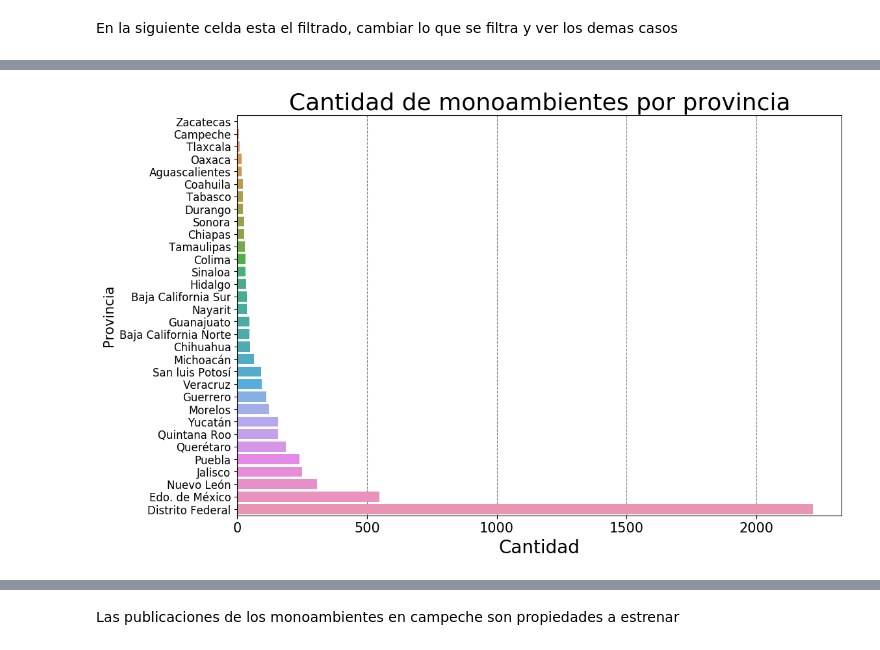
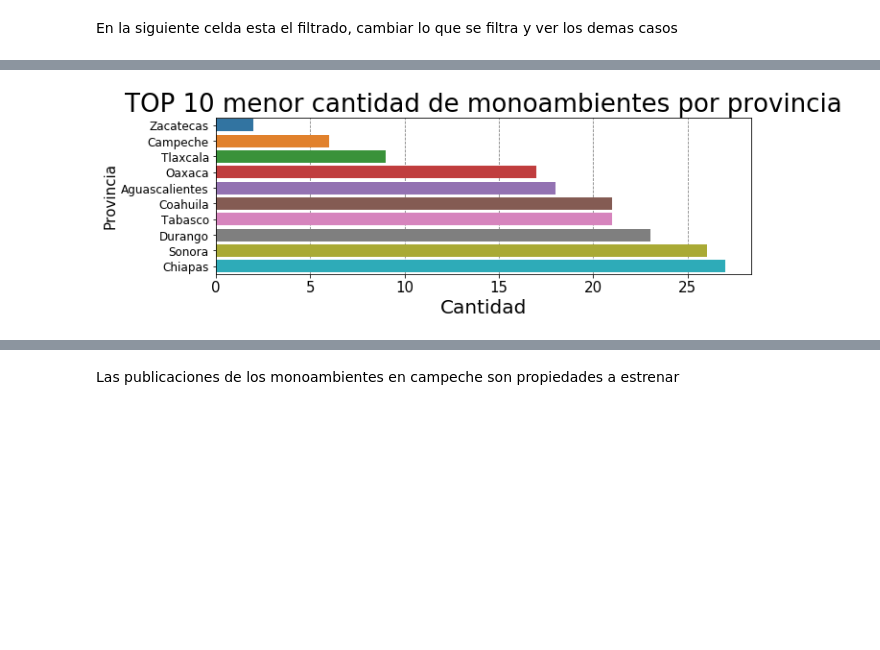
Before and after one commit to petermacgaul/orgaDatos-1, a Jupyter notebook: TP1/04-AnalisisMonoAmbientes.ipynb, the cells around one changed output, grey strips where cells are left out. Cells and saved outputs as stored; diff of their text form; code cells hidden in the pictures; blank space fills up the shorter version.

```diff
--- a/TP1/04-AnalisisMonoAmbientes.ipynb
+++ b/TP1/04-AnalisisMonoAmbientes.ipynb
@@ -11,7 +11,7 @@ from shapely.geometry import Point, Polygon
 
 
 plt.style.use('default')
-plt.rcParams['figure.figsize'] = [12.0,8.0]
+plt.rcParams['figure.figsize'] = [10.0,7.0]
 
 df = pd.read_csv('data/train.csv',dtype={'tipodepropiedad':'category','ciudad':'category','provincia':'category'})
 df['fecha'] = pd.to_datetime(df['fecha'])
@@ -30,9 +30,9 @@ def fix_state_names(state_name):
 # %%
 df['metrostotales'].fillna(df['metroscubiertos'], inplace=True)
 df['metroscubiertos'].fillna(df['metrostotales'], inplace=True)
+# %%
+df['preciom2usd'] = df['preciousd'] / df['metrostotales']
 # %% [markdown]
 En la siguiente celda esta el filtrado, cambiar lo que se filtra y ver los demas casos
 # %%
 mono = df[df["habitaciones"]==1]
-# %%
-mono['preciom2usd'] = mono['preciousd'] / mono['metrostotales']
@@ -62,16 +58,18 @@ ax.yaxis.grid(False)
 # %%
-plotear = mono.provincia.value_counts().sort_values()
+plotear = mono.provincia.value_counts().sort_values().head(10)
 # %%
+plt.figure(figsize=(10,3))
+
 ax = sns.barplot(y=plotear.index, x=plotear.values, order=plotear.index)
 ax.set_ylabel('Provincia', fontsize=15)
 ax.set_xlabel('Cantidad', fontsize=20)
 ax.tick_params(axis='y', labelsize=12)
 ax.tick_params(axis='x', labelsize=15)
 ax.yaxis.grid(False)
 ax.set_axisbelow(True)
-ax.set_title('Cantidad de monoambientes por provincia', fontsize=26);
+ax.set_title('TOP 10 menor cantidad de monoambientes por provincia', fontsize=26);
 ax.grid(linestyle='dashed', color='gray')
 ax.yaxis.grid(False)
 # %% [output]
-[figure, old version]
+[figure, new version]
 # %%
```
Also changed, not shown: parts of 15 cells of this notebook, 7 other files.
